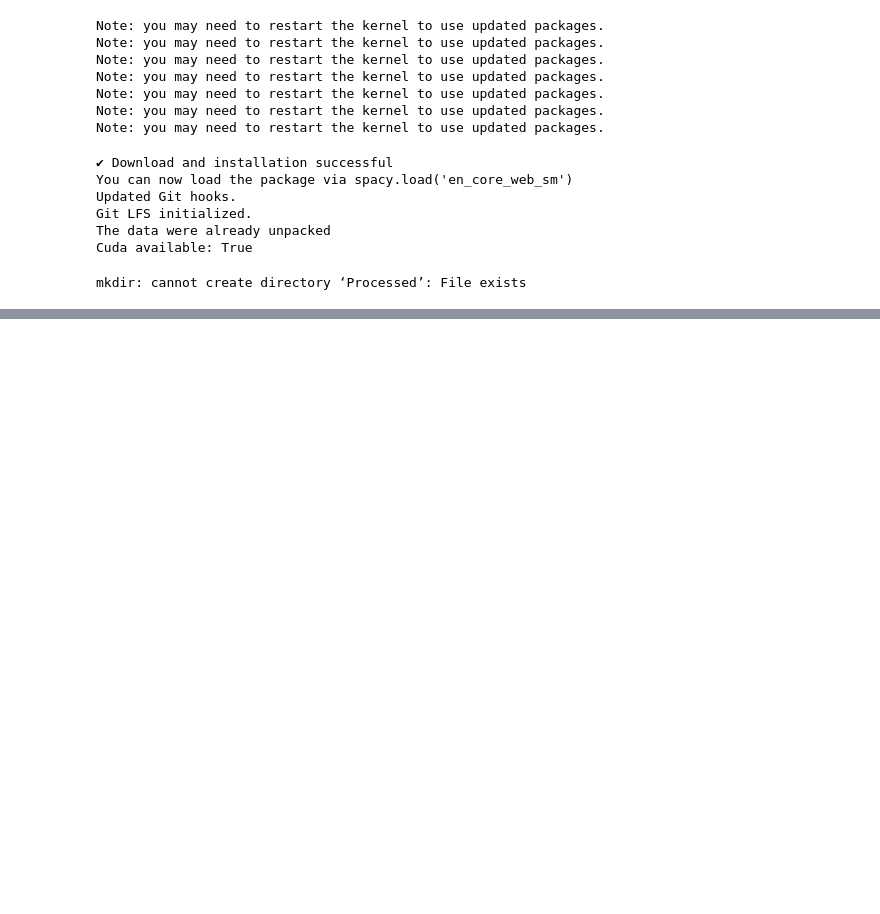
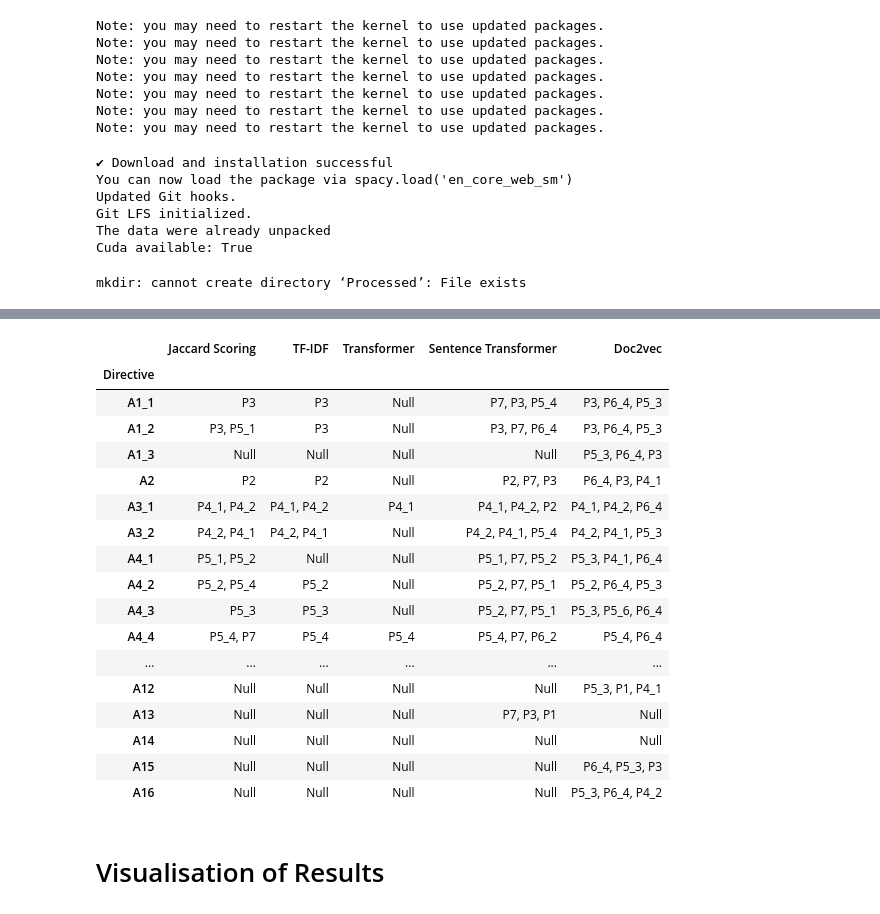
Before and after one commit to Tron404/InterviewNLP, a Jupyter notebook: main.ipynb, the cells around one changed output, grey strips where cells are left out. Drawn from its saved outputs; the diff is of its cells as text; code cells hidden in the pictures; blank space fills up the shorter version.

```diff
--- a/main.ipynb
+++ b/main.ipynb
@@ -457,0 +409,23 @@ def grid_search_doc2vec():
+# %%
+create_dataframe_labels(model_predicted_labels, labels, list(evaluation_pairs.keys()), "euclidean")
+# %% [output]
+|  | Jaccard Scoring | TF-IDF | Transformer | Sentence Transformer | Doc2vec |
+| Directive |  |  |  |  |  |
+| A1_1 | P3 | P3 | Null | P7, P3, P5_4 | P3, P6_4, P5_3 |
+| A1_2 | P3, P5_1 | P3 | Null | P3, P7, P6_4 | P3, P6_4, P5_3 |
+| A1_3 | Null | Null | Null | Null | P5_3, P6_4, P3 |
+| A2 | P2 | P2 | Null | P2, P7, P3 | P6_4, P3, P4_1 |
+| A3_1 | P4_1, P4_2 | P4_1, P4_2 | P4_1 | P4_1, P4_2, P2 | P4_1, P4_2, P6_4 |
+| A3_2 | P4_2, P4_1 | P4_2, P4_1 | Null | P4_2, P4_1, P5_4 | P4_2, P4_1, P5_3 |
+| A4_1 | P5_1, P5_2 | Null | Null | P5_1, P7, P5_2 | P5_3, P4_1, P6_4 |
+| A4_2 | P5_2, P5_4 | P5_2 | Null | P5_2, P7, P5_1 | P5_2, P6_4, P5_3 |
+| A4_3 | P5_3 | P5_3 | Null | P5_2, P7, P5_1 | P5_3, P5_6, P6_4 |
+| A4_4 | P5_4, P7 | P5_4 | P5_4 | P5_4, P7, P6_2 | P5_4, P6_4 |
+| ... | ... | ... | ... | ... | ... |
+| A12 | Null | Null | Null | Null | P5_3, P1, P4_1 |
+| A13 | Null | Null | Null | P7, P3, P1 | Null |
+| A14 | Null | Null | Null | Null | Null |
+| A15 | Null | Null | Null | Null | P6_4, P5_3, P3 |
+| A16 | Null | Null | Null | Null | P5_3, P6_4, P4_2 |
+# %% [markdown]
+<h1>Visualisation of Results<a id="visual"></a></h1>
```
Also changed, not shown: parts of 50 cells of this notebook, 2 other files.
